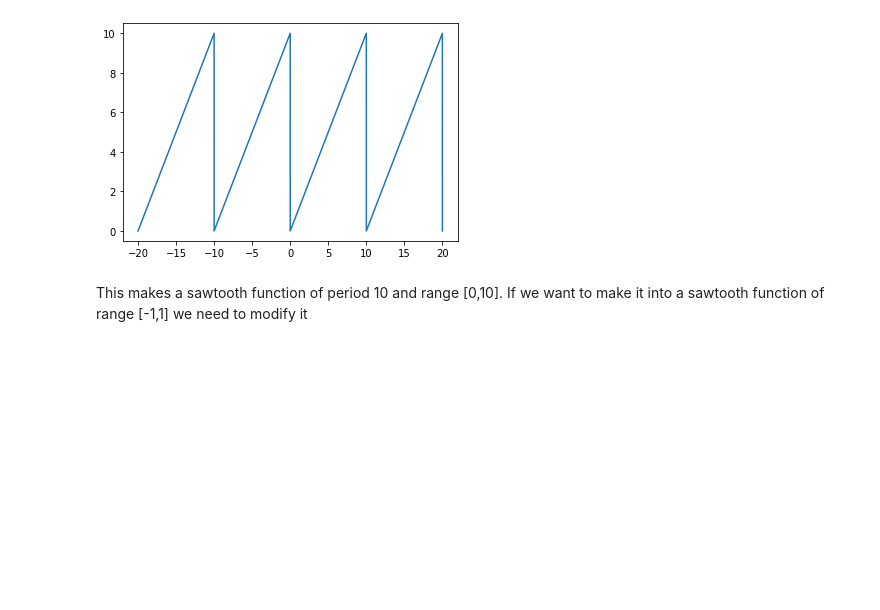
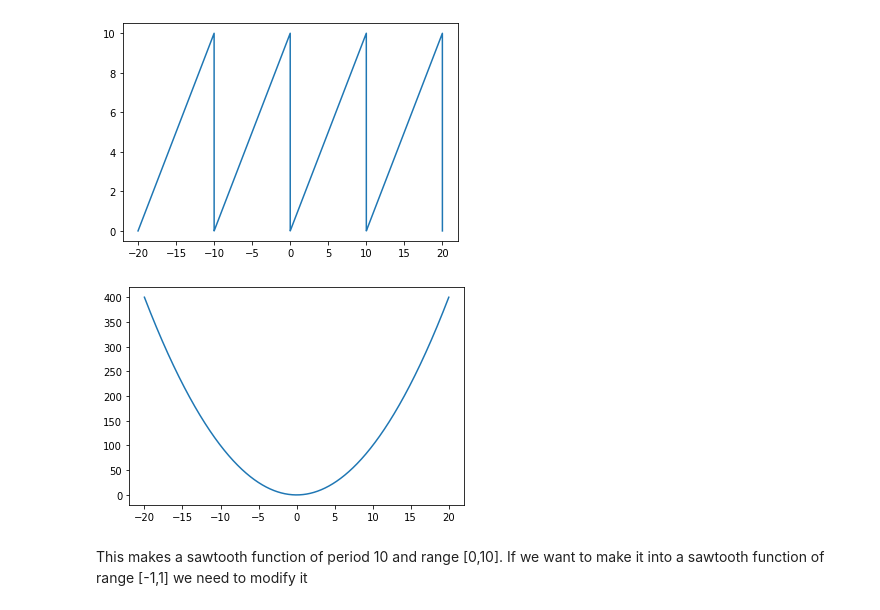
Before and after one commit to JeffreyILipton/ME480, a Jupyter notebook: JupyterNotebooks/Periodic Functions.ipynb, the cells around one changed output. Drawn from its saved outputs; the diff is of its cells as text; code cells hidden in the pictures; blank space fills up the shorter version.

```diff
--- a/JupyterNotebooks/Periodic Functions.ipynb
+++ b/JupyterNotebooks/Periodic Functions.ipynb
@@ -30,6 +30,11 @@ def modulo(a):
 plotF(modulo)
 # %% [output]
 [figure]
+# %%
+y=lambda x:x**2
+plotF(y)
+# %% [output]
+[figure, added]
 # %% [markdown]
 This makes a sawtooth function of period 10 and range [0,10]. If we want to make it into a sawtooth function of range [-1,1] we need to modify it
 # %%
```
Also changed, not shown: 1 other file.
